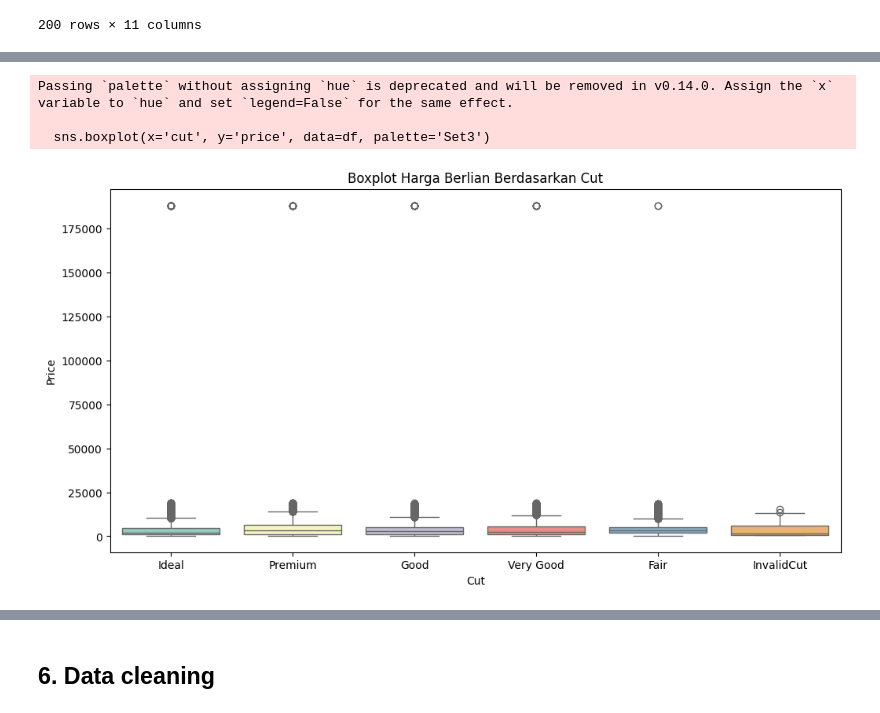
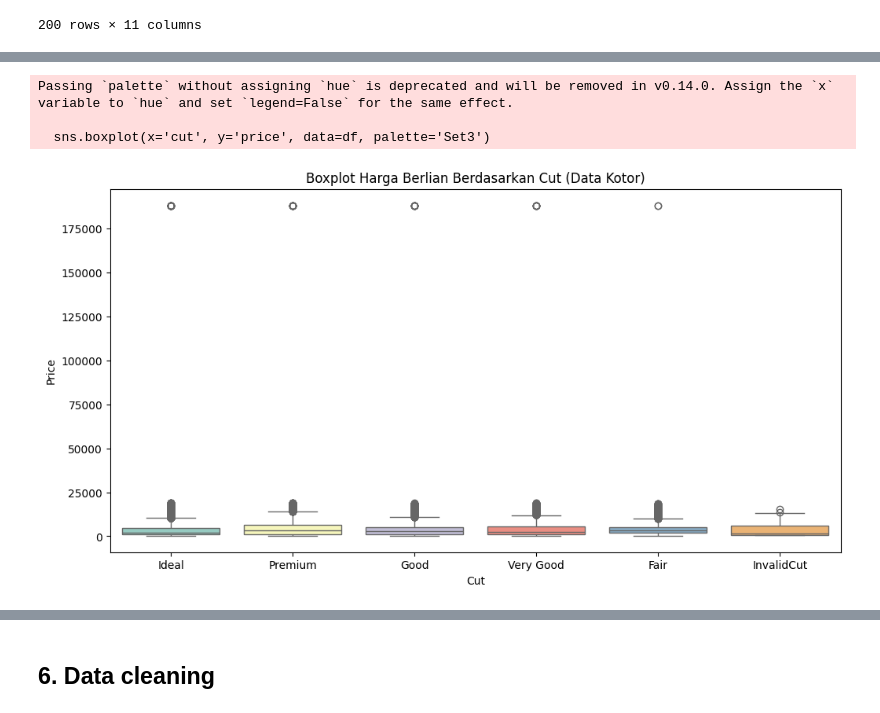
Before and after one commit to LatiefDataVisionary/eda-college-task, a Jupyter notebook: Tugas_EDA_week_8.ipynb, the cells around one changed output, grey strips where cells are left out. Drawn from its saved outputs; the diff is of its cells as text; code cells hidden in the pictures.

```diff
--- a/Tugas_EDA_week_8.ipynb
+++ b/Tugas_EDA_week_8.ipynb
@@ -198,14 +265,13 @@ Pairplot adalah jenis visualisasi data yang sangat berguna untuk mengeksplorasi
 # %%
-# Contoh: Boxplot untuk variabel kategori vs numerik
 plt.figure(figsize=(12, 6))
 sns.boxplot(x='cut', y='price', data=df, palette='Set3')
-plt.title("Boxplot Harga Berlian Berdasarkan Cut")
+plt.title("Boxplot Harga Berlian Berdasarkan Cut (Data Kotor)")
 plt.xlabel("Cut")
 plt.ylabel("Price")
 plt.show()
 # %% [output]
 Passing `palette` without assigning `hue` is deprecated and will be removed in v0.14.0. Assign the `x` variable to `hue` and set `legend=False` for the same effect.
 
   sns.boxplot(x='cut', y='price', data=df, palette='Set3')
-[figure, old version]
+[figure, new version]
 # %% [markdown]
```
Also changed, not shown: parts of 54 cells of this notebook.
